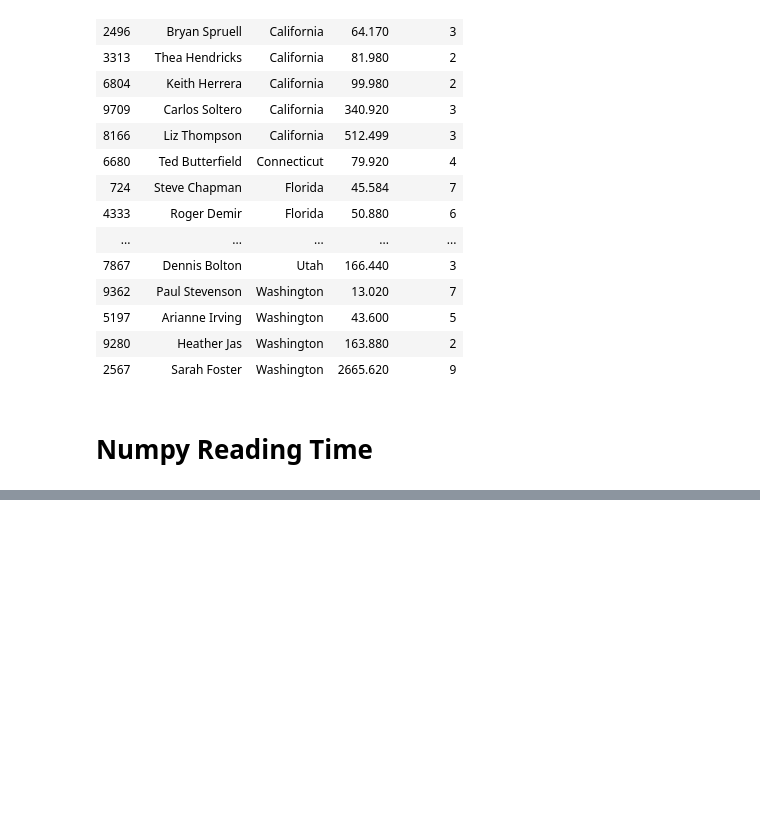
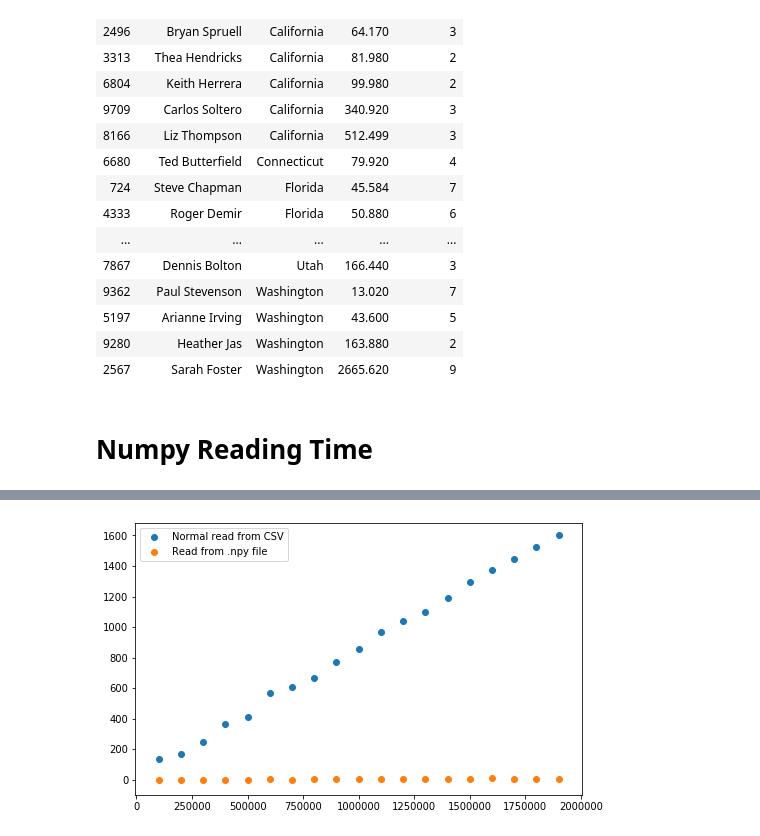
Before and after one commit to roshanrane24/QXI_DataScience_Roshan, a Jupyter notebook: Unit1_PythonBasics/FileOps.ipynb, the cells around one changed output, grey strips where cells are left out. Cells and saved outputs as stored; diff of their text form; code cells hidden in the pictures; blank space fills up the shorter version.

Commit message:
Numpy Reading Completed 22112019155936

```diff
--- a/Unit1_PythonBasics/FileOps.ipynb
+++ b/Unit1_PythonBasics/FileOps.ipynb
@@ -2020,0 +2078,7 @@ nSample = 1000000 #No. of Sample
+# %%
+t1=time.time()
+array_reloaded = np.load('fnumpy.npy').reshape(1000,1000) #reading .npy file And Reshaping as 1000x1000
+t2=time.time()
+print(array_reloaded)
+print('\nShape: ',array_reloaded.shape)
+print(f"Time took to load: {t2-t1} seconds.")
@@ -2020,0 +2096,29 @@ nSample = 1000000 #No. of Sample
+# %%
+n_samples=[100000*i for i in range(1,20)]
+time_lst_read=[]#array for time keeping of lst file read
+time_npy_read=[]#array for time keeping of npy file read
+
+for sample_size in n_samples:#for every sample size run following
+    with open('fdata.txt', 'w') as fdata:
+        for _ in range(sample_size):
+            fdata.write(str(10*np.random.random())+',')
+
+    t1=time.time()
+    with open('fdata.txt','r') as fdata:
+        datastr=fdata.read()
+    lst = datastr.split(',')
+    lst.pop()
+    array_lst=np.array(lst,dtype=float)
+    t2=time.time()
+    time_lst_read.append(1000*(t2-t1))#add into lst time array
+    print("Array shape:",array_lst.shape)
+
+    np.save('fnumpy.npy',array_lst)#save that(red from txt file) array as .npy
+
+    t1=time.time()
+    array_reloaded = np.load('fnumpy.npy')#load .npy file
+    t2=time.time()
+    time_npy_read.append(1000*(t2-t1))#add into npy time array
+    print("Array shape:",array_reloaded.shape)
+
+    print(f"Processing done for {sample_size} samples\n")#after calculation completed for every sample size
@@ -2020,0 +2143,10 @@ nSample = 1000000 #No. of Sample
+# %%
+plt.figure(figsize=(8,5))#create new figure
+#plt.xscale('log')#for changing grid type
+#plt.yscale('log')
+plt.scatter(n_samples,time_lst_read)
+plt.scatter(n_samples,time_npy_read)
+plt.legend(['Normal read from CSV','Read from .npy file'])
+plt.show()
+# %% [output]
+[figure, added]
```
Also changed, not shown: parts of 14 cells of this notebook, 2 other files.
